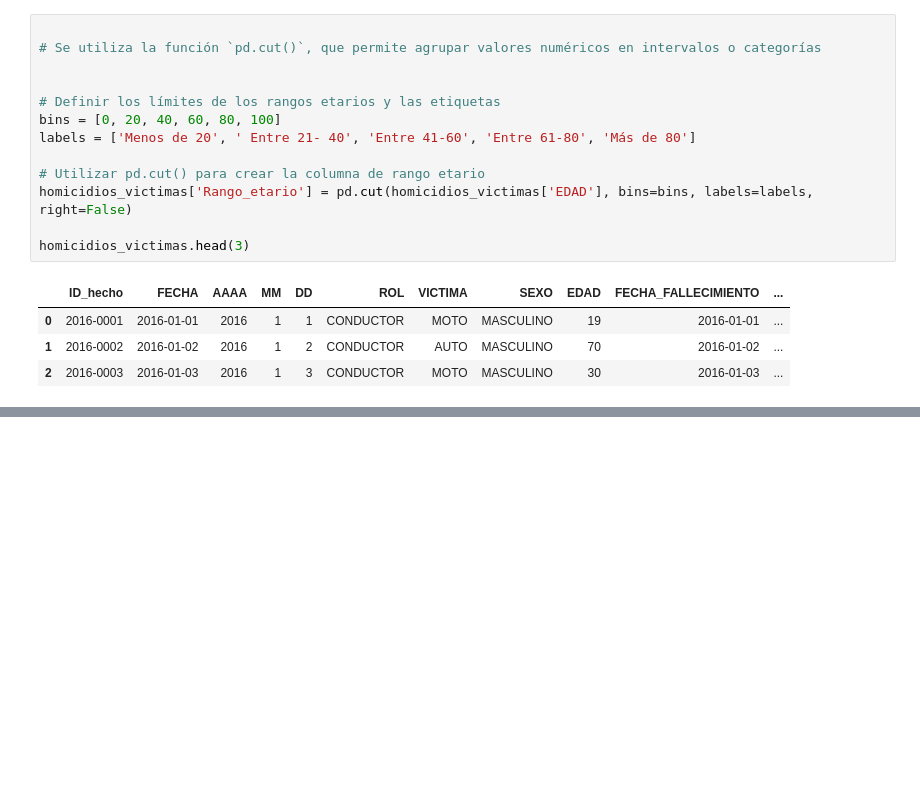
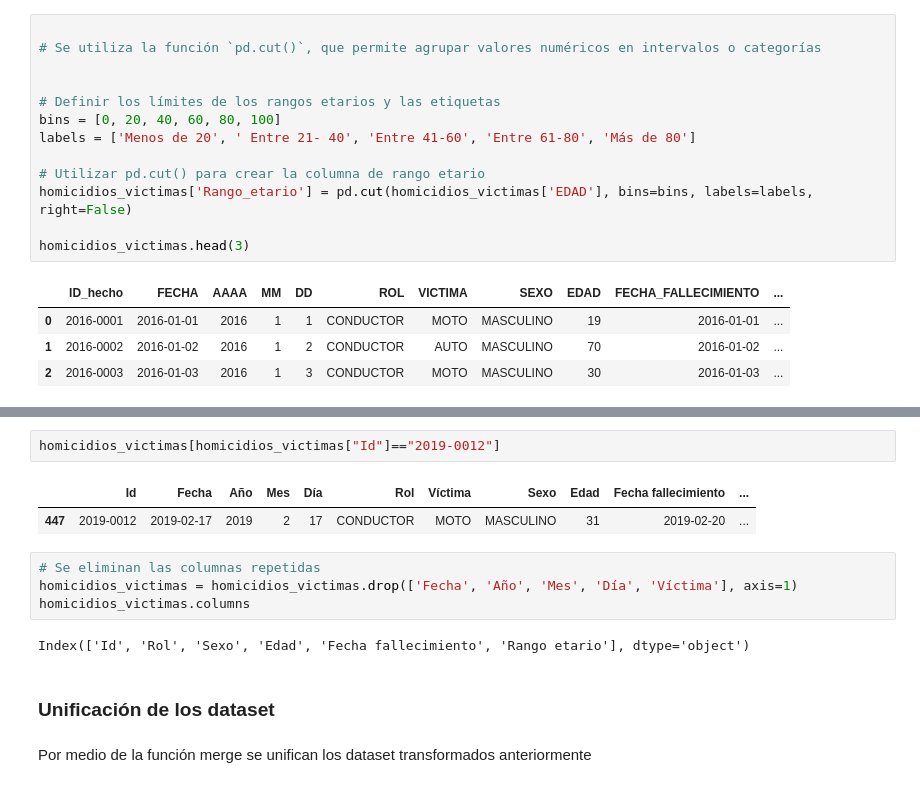
Before and after one commit to JimeFioni/PI-02-Siniestros-Viales, a Jupyter notebook: EDA.ipynb, the cells around one changed output, grey strips where cells are left out. Saved outputs shown, nothing was run; the diff lists cells and outputs as text; blank space fills up the shorter version.

```diff
--- a/EDA.ipynb
+++ b/EDA.ipynb
@@ -401,0 +430,15 @@ homicidios_victimas.head(3)
+# %%
+homicidios_victimas[homicidios_victimas["Id"]=="2019-0012"]
+# %% [output]
+|  | Id | Fecha | Año | Mes | Día | Rol | Víctima | Sexo | Edad | Fecha fallecimiento | ... |
+| 447 | 2019-0012 | 2019-02-17 | 2019 | 2 | 17 | CONDUCTOR | MOTO | MASCULINO | 31 | 2019-02-20 | ... |
+# %%
+# Se eliminan las columnas repetidas
+homicidios_victimas = homicidios_victimas.drop(['Fecha', 'Año', 'Mes', 'Día', 'Víctima'], axis=1)
+homicidios_victimas.columns
+# %% [output]
+Index(['Id', 'Rol', 'Sexo', 'Edad', 'Fecha fallecimiento', 'Rango etario'], dtype='object')
+# %% [markdown]
+### Unificación de los dataset
+# %% [markdown]
+Por medio de la función merge se unifican los dataset transformados anteriormente
```
Also changed, not shown: parts of 11 cells of this notebook.
